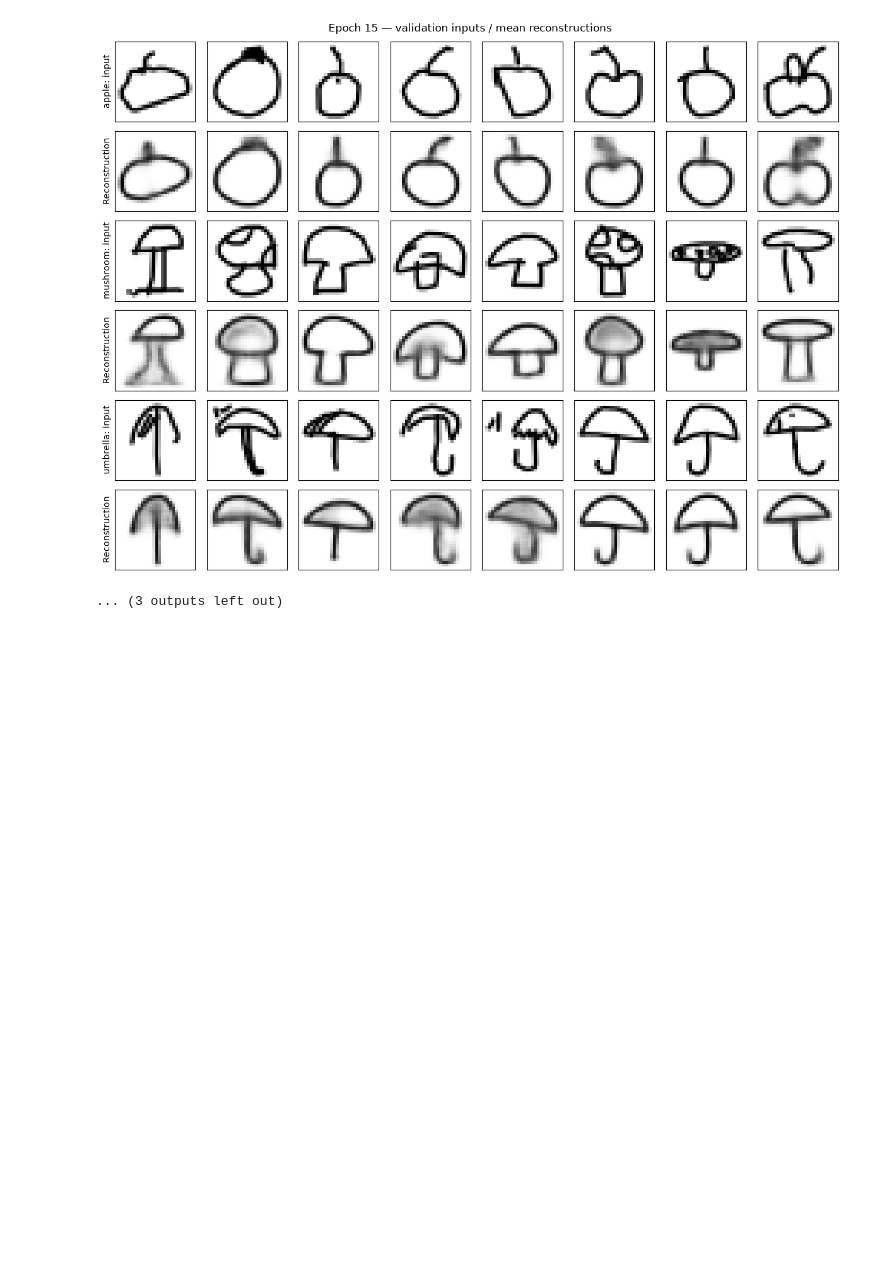
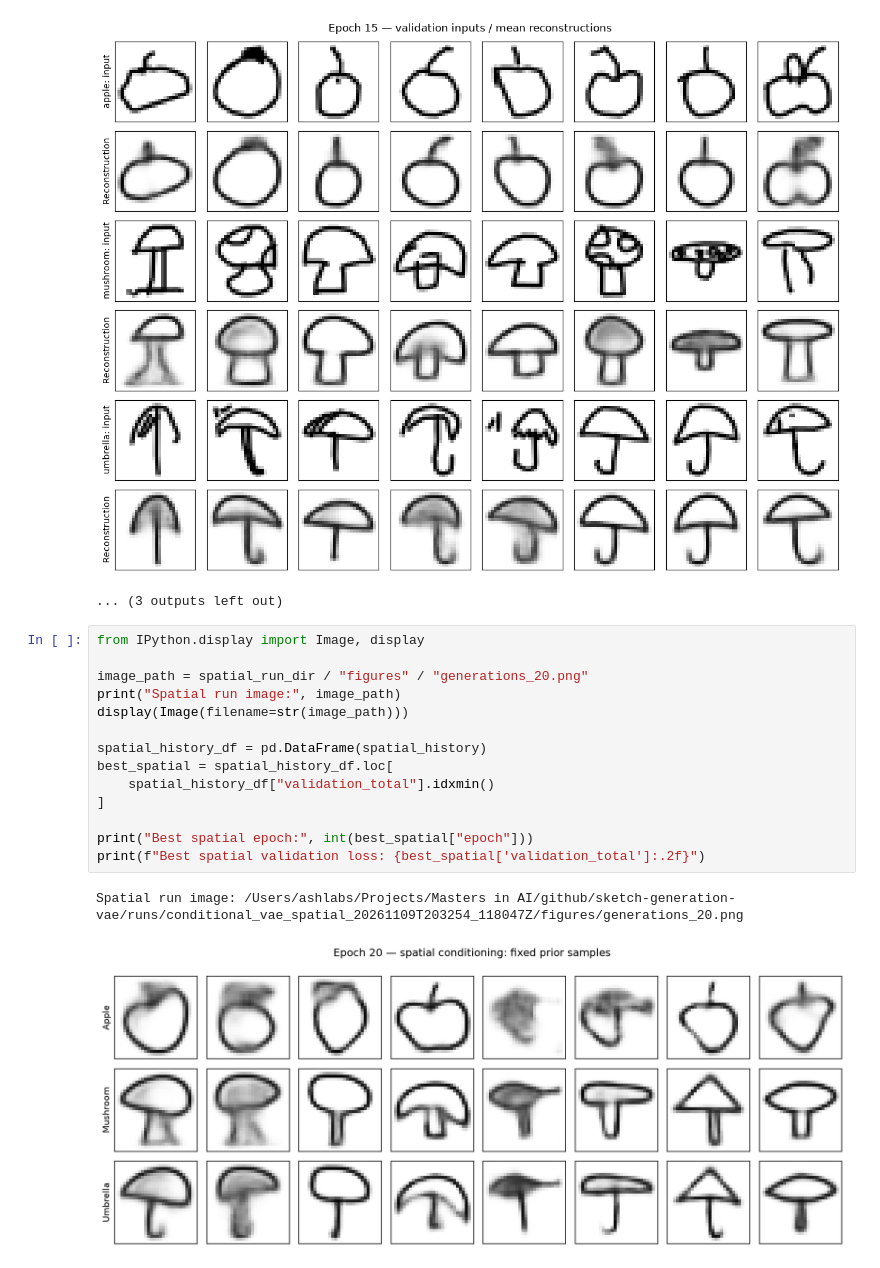
Before and after one commit to ashlabs/sketch-generation-vae, a Jupyter notebook: generative_model.ipynb, the cells around one changed output. Drawn from its saved outputs; the diff is of its cells as text; blank space fills up the shorter version.

Commit message:
Save spatial conditioning experiment notebook outputs

```diff
--- a/generative_model.ipynb
+++ b/generative_model.ipynb
@@ -3075,3 +3075,20 @@ Epoch 15/20 | Train: 163.49 | Validation: 165.29 | Reconstruction: 144.57 | KL:
 [figure]
 [figure]
 ... (3 outputs left out)
+# %%
+from IPython.display import Image, display
+
+image_path = spatial_run_dir / "figures" / "generations_20.png"
+print("Spatial run image:", image_path)
+display(Image(filename=str(image_path)))
+
+spatial_history_df = pd.DataFrame(spatial_history)
+best_spatial = spatial_history_df.loc[
+    spatial_history_df["validation_total"].idxmin()
+]
+
+print("Best spatial epoch:", int(best_spatial["epoch"]))
+print(f"Best spatial validation loss: {best_spatial['validation_total']:.2f}")
+# %% [output]
+Spatial run image: /Users/ashlabs/Projects/Masters in AI/github/sketch-generation-vae/runs/conditional_vae_spatial_20261109T203254_118047Z/figures/generations_20.png
+[figure, added]
```
Also changed, not shown: parts of 2 cells of this notebook.
